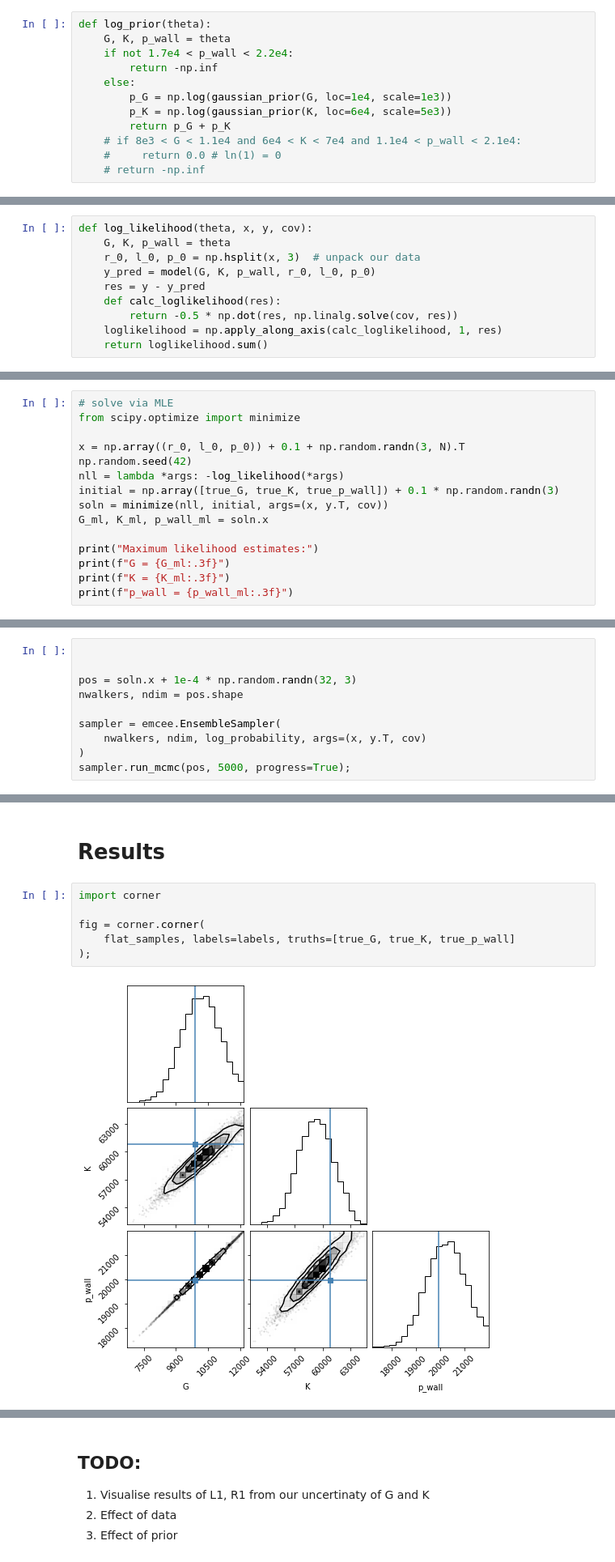
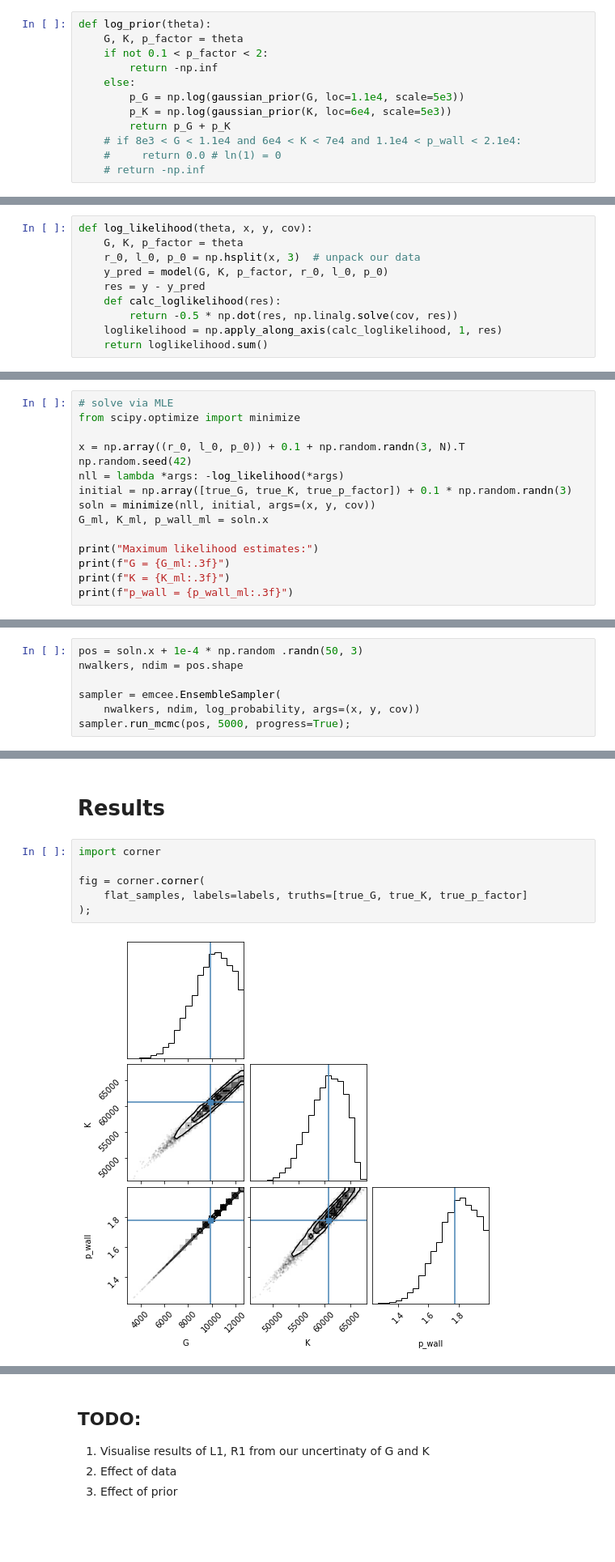
Before and after one commit to bearylogical/bayesian_mm, a Jupyter notebook: notebooks/emcee_strain_predict.ipynb, the cells around one changed output, grey strips where cells are left out. Shown at 81% size. Saved outputs shown, nothing was run; the diff lists cells and outputs as text; blank space fills up the shorter version.

```diff
--- a/notebooks/emcee_strain_predict.ipynb
+++ b/notebooks/emcee_strain_predict.ipynb
@@ -253,11 +255,11 @@ plt.show()
 We encode all these priors as below. Note that we represent all our priors as log priors such that we can sum up the log of each prior probability for a given parameters' respective distribution. Note that the uniform prior overides all other priors as it is only 0 within the range while $-\infty$ otherwise, This means that anything summed with $-\infty$ is $-\infty$ ultimately.
 # %%
 def log_prior(theta):
-    G, K, p_wall = theta
-    if not 1.7e4 < p_wall < 2.2e4:
+    G, K, p_factor = theta
+    if not 0.1 < p_factor < 2:
         return -np.inf
     else:
-        p_G = np.log(gaussian_prior(G, loc=1e4, scale=1e3))
+        p_G = np.log(gaussian_prior(G, loc=1.1e4, scale=5e3))
         p_K = np.log(gaussian_prior(K, loc=6e4, scale=5e3))
         return p_G + p_K
     # if 8e3 < G < 1.1e4 and 6e4 < K < 7e4 and 1.1e4 < p_wall < 2.1e4:
@@ -274,9 +276,9 @@ $$\ln L(y) = - \frac{1}{2}\Big[(y - \boldsymbol{g}(\boldsymbol{m}))^T \Sigma^{-1
 $\Sigma$ is the covariance matrix with $\sigma_{\mathrm{noise}}$ along its diagonals and uncorrelated, as defined at the start.
 # %%
 def log_likelihood(theta, x, y, cov):
-    G, K, p_wall = theta
+    G, K, p_factor = theta
     r_0, l_0, p_0 = np.hsplit(x, 3)  # unpack our data
-    y_pred = model(G, K, p_wall, r_0, l_0, p_0)
+    y_pred = model(G, K, p_factor, r_0, l_0, p_0)
     res = y - y_pred
     def calc_loglikelihood(res):
         return -0.5 * np.dot(res, np.linalg.solve(cov, res))
@@ -291,8 +295,8 @@ from scipy.optimize import minimize
 x = np.array((r_0, l_0, p_0)) + 0.1 + np.random.randn(3, N).T
 np.random.seed(42)
 nll = lambda *args: -log_likelihood(*args)
-initial = np.array([true_G, true_K, true_p_wall]) + 0.1 * np.random.randn(3)
-soln = minimize(nll, initial, args=(x, y.T, cov))
+initial = np.array([true_G, true_K, true_p_factor]) + 0.1 * np.random.randn(3)
+soln = minimize(nll, initial, args=(x, y, cov))
 G_ml, K_ml, p_wall_ml = soln.x
 
 print("Maximum likelihood estimates:")
@@ -332,14 +355,11 @@ Use `emcee` to sample from our posterior
 
 `emcee` needs somewhere to start. We use the MLE result as a starting point for the random walk.
 # %%
-
-
-pos = soln.x + 1e-4 * np.random.randn(32, 3)
+pos = soln.x + 1e-4 * np.random .randn(50, 3)
 nwalkers, ndim = pos.shape
 
 sampler = emcee.EnsembleSampler(
-    nwalkers, ndim, log_probability, args=(x, y.T, cov)
-)
+    nwalkers, ndim, log_probability, args=(x, y, cov))
 sampler.run_mcmc(pos, 5000, progress=True);
 # %% [markdown]
 ## Model Diagnostics
@@ -376,8 +396,8 @@ print(flat_samples.shape)
 # %%
 import corner
 
 fig = corner.corner(
-    flat_samples, labels=labels, truths=[true_G, true_K, true_p_wall]
+    flat_samples, labels=labels, truths=[true_G, true_K, true_p_factor]
 );
 # %% [output]
-[figure, old version]
+[figure, new version]
```
Also changed, not shown: parts of 19 cells of this notebook.
